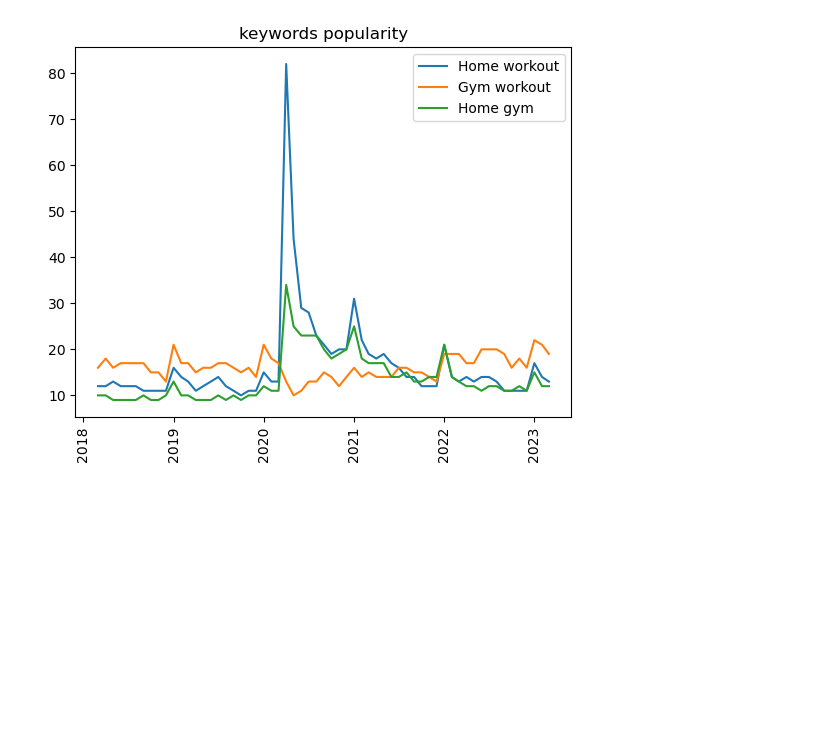
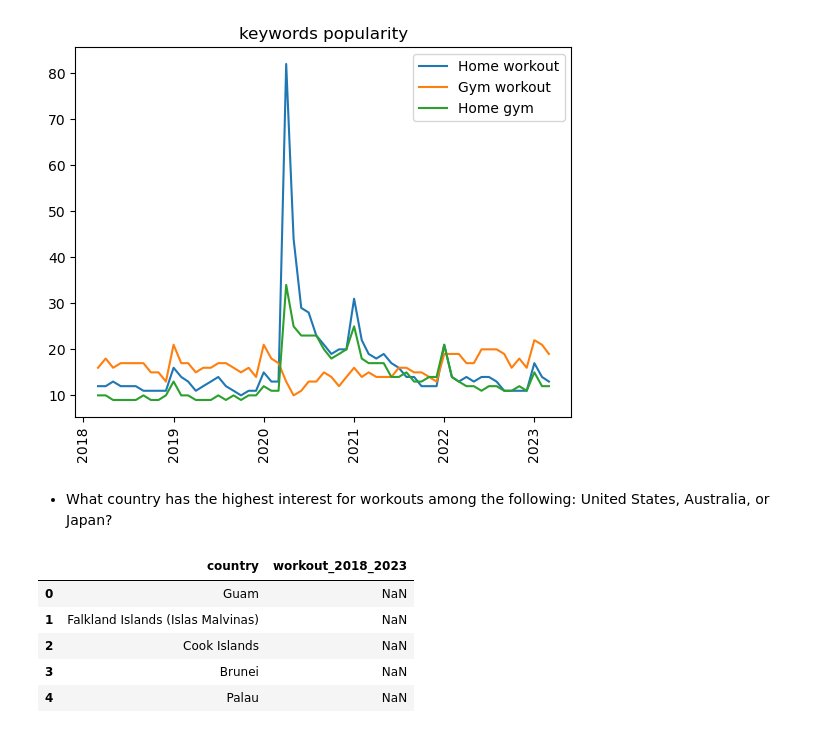
Before and after one commit to Nawel-Bellil/AI, a Jupyter notebook: fitness_studio/workspace/market-analysis.ipynb, the cells around one changed output. Saved outputs shown, nothing was run; the diff lists cells and outputs as text; code cells hidden in the pictures; blank space fills up the shorter version.

```diff
--- a/fitness_studio/workspace/market-analysis.ipynb
+++ b/fitness_studio/workspace/market-analysis.ipynb
@@ -105,3 +100,15 @@ plt.show()
 current  = 'Gym workout'
 # %% [output]
 [figure]
+# %% [markdown]
+- What country has the highest interest for workouts among the following: United States, Australia, or Japan?
+# %%
+workout_geo = pd.read_csv('C:/Users/Morsi Store DZ/AI/fitness_studio/workspace/data/workout_geo.csv')
+workout_geo.head()
+# %% [output]
+|  | country | workout_2018_2023 |
+| 0 | Guam | NaN |
+| 1 | Falkland Islands (Islas Malvinas) | NaN |
+| 2 | Cook Islands | NaN |
+| 3 | Brunei | NaN |
+| 4 | Palau | NaN |
```
Also changed, not shown: parts of 4 cells of this notebook.
